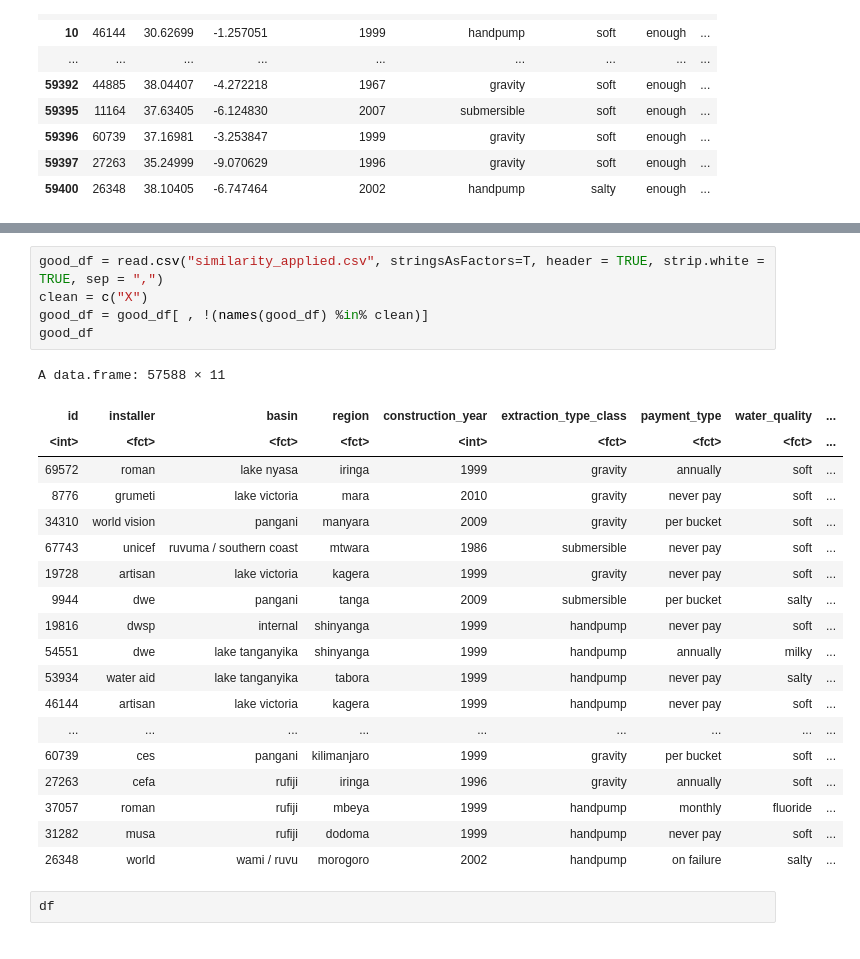
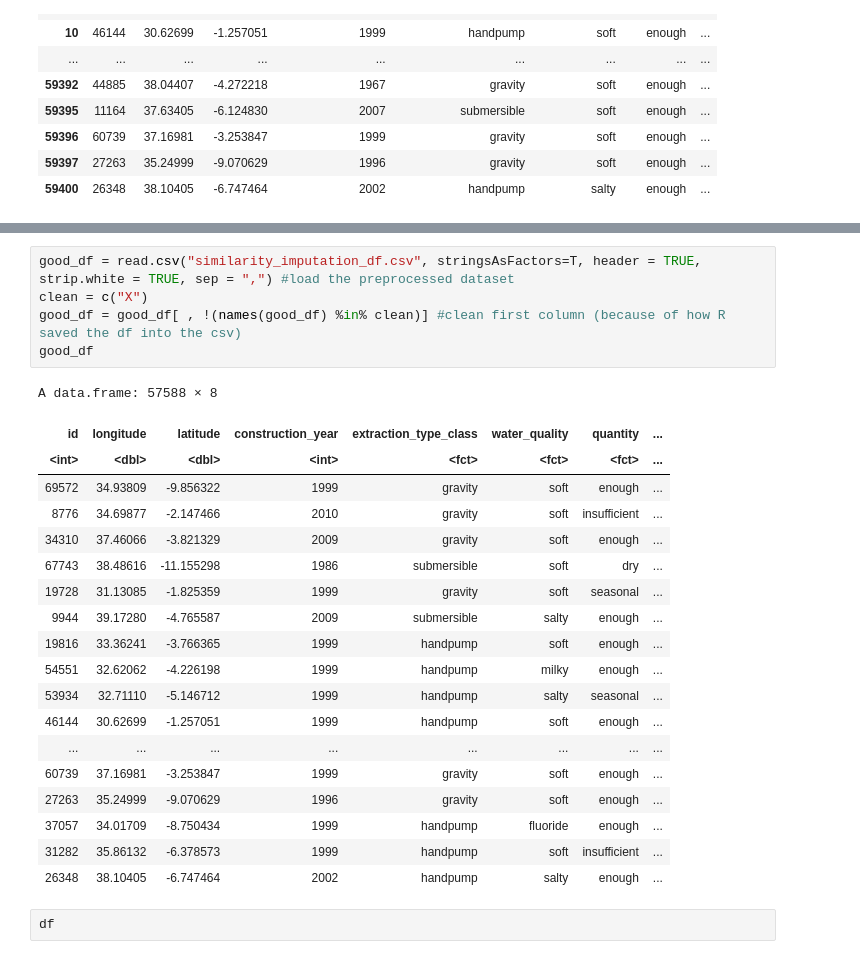
Before and after one commit to aguzga/STAT_FOUND, a Jupyter notebook: ReportTemplate.ipynb, the cells around one changed output, grey strips where cells are left out. Drawn from its saved outputs; the diff is of its cells as text.

```diff
--- a/ReportTemplate.ipynb
+++ b/ReportTemplate.ipynb
@@ -515,28 +515,28 @@ Warning message in mapply(FUN = f, ..., SIMPLIFY = FALSE):
 # %%
-good_df = read.csv("similarity_applied.csv", stringsAsFactors=T, header = TRUE, strip.white = TRUE, sep = ",")
+good_df = read.csv("similarity_imputation_df.csv", stringsAsFactors=T, header = TRUE, strip.white = TRUE, sep = ",") #load the preprocessed dataset
 clean = c("X")
-good_df = good_df[ , !(names(good_df) %in% clean)]
+good_df = good_df[ , !(names(good_df) %in% clean)] #clean first column (because of how R saved the df into the csv)
 good_df
 # %% [output]
-A data.frame: 57588 × 11
+A data.frame: 57588 × 8
-| id | installer | basin | region | construction_year | extraction_type_class | payment_type | water_quality | ... |
-| <int> | <fct> | <fct> | <fct> | <int> | <fct> | <fct> | <fct> | ... |
-| 69572 | roman | lake nyasa | iringa | 1999 | gravity | annually | soft | ... |
-| 8776 | grumeti | lake victoria | mara | 2010 | gravity | never pay | soft | ... |
-| 34310 | world vision | pangani | manyara | 2009 | gravity | per bucket | soft | ... |
-| 67743 | unicef | ruvuma / southern coast | mtwara | 1986 | submersible | never pay | soft | ... |
-| 19728 | artisan | lake victoria | kagera | 1999 | gravity | never pay | soft | ... |
-| 9944 | dwe | pangani | tanga | 2009 | submersible | per bucket | salty | ... |
-| 19816 | dwsp | internal | shinyanga | 1999 | handpump | never pay | soft | ... |
-| 54551 | dwe | lake tanganyika | shinyanga | 1999 | handpump | annually | milky | ... |
-| 53934 | water aid | lake tanganyika | tabora | 1999 | handpump | never pay | salty | ... |
-| 46144 | artisan | lake victoria | kagera | 1999 | handpump | never pay | soft | ... |
-| ... | ... | ... | ... | ... | ... | ... | ... | ... |
-| 60739 | ces | pangani | kilimanjaro | 1999 | gravity | per bucket | soft | ... |
-| 27263 | cefa | rufiji | iringa | 1996 | gravity | annually | soft | ... |
-| 37057 | roman | rufiji | mbeya | 1999 | handpump | monthly | fluoride | ... |
-| 31282 | musa | rufiji | dodoma | 1999 | handpump | never pay | soft | ... |
-| 26348 | world | wami / ruvu | morogoro | 2002 | handpump | on failure | salty | ... |
+| id | longitude | latitude | construction_year | extraction_type_class | water_quality | quantity | ... |
+| <int> | <dbl> | <dbl> | <int> | <fct> | <fct> | <fct> | ... |
+| 69572 | 34.93809 | -9.856322 | 1999 | gravity | soft | enough | ... |
+| 8776 | 34.69877 | -2.147466 | 2010 | gravity | soft | insufficient | ... |
+| 34310 | 37.46066 | -3.821329 | 2009 | gravity | soft | enough | ... |
+| 67743 | 38.48616 | -11.155298 | 1986 | submersible | soft | dry | ... |
+| 19728 | 31.13085 | -1.825359 | 1999 | gravity | soft | seasonal | ... |
+| 9944 | 39.17280 | -4.765587 | 2009 | submersible | salty | enough | ... |
+| 19816 | 33.36241 | -3.766365 | 1999 | handpump | soft | enough | ... |
+| 54551 | 32.62062 | -4.226198 | 1999 | handpump | milky | enough | ... |
+| 53934 | 32.71110 | -5.146712 | 1999 | handpump | salty | seasonal | ... |
+| 46144 | 30.62699 | -1.257051 | 1999 | handpump | soft | enough | ... |
+| ... | ... | ... | ... | ... | ... | ... | ... |
+| 60739 | 37.16981 | -3.253847 | 1999 | gravity | soft | enough | ... |
+| 27263 | 35.24999 | -9.070629 | 1996 | gravity | soft | enough | ... |
+| 37057 | 34.01709 | -8.750434 | 1999 | handpump | fluoride | enough | ... |
+| 31282 | 35.86132 | -6.378573 | 1999 | handpump | soft | insufficient | ... |
+| 26348 | 38.10405 | -6.747464 | 2002 | handpump | salty | enough | ... |
 # %%
 df
 # %% [output]
```
Also changed, not shown: parts of 41 cells of this notebook.
